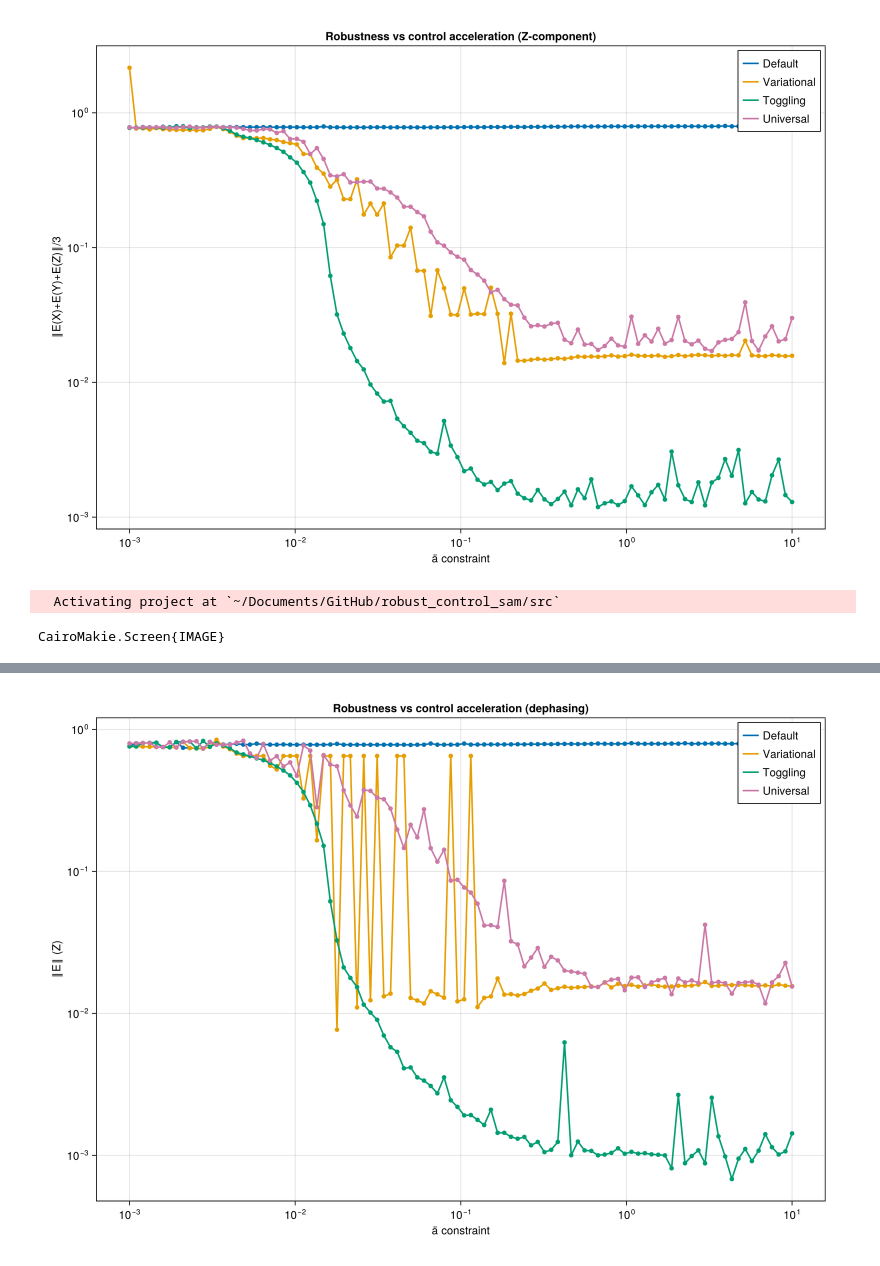
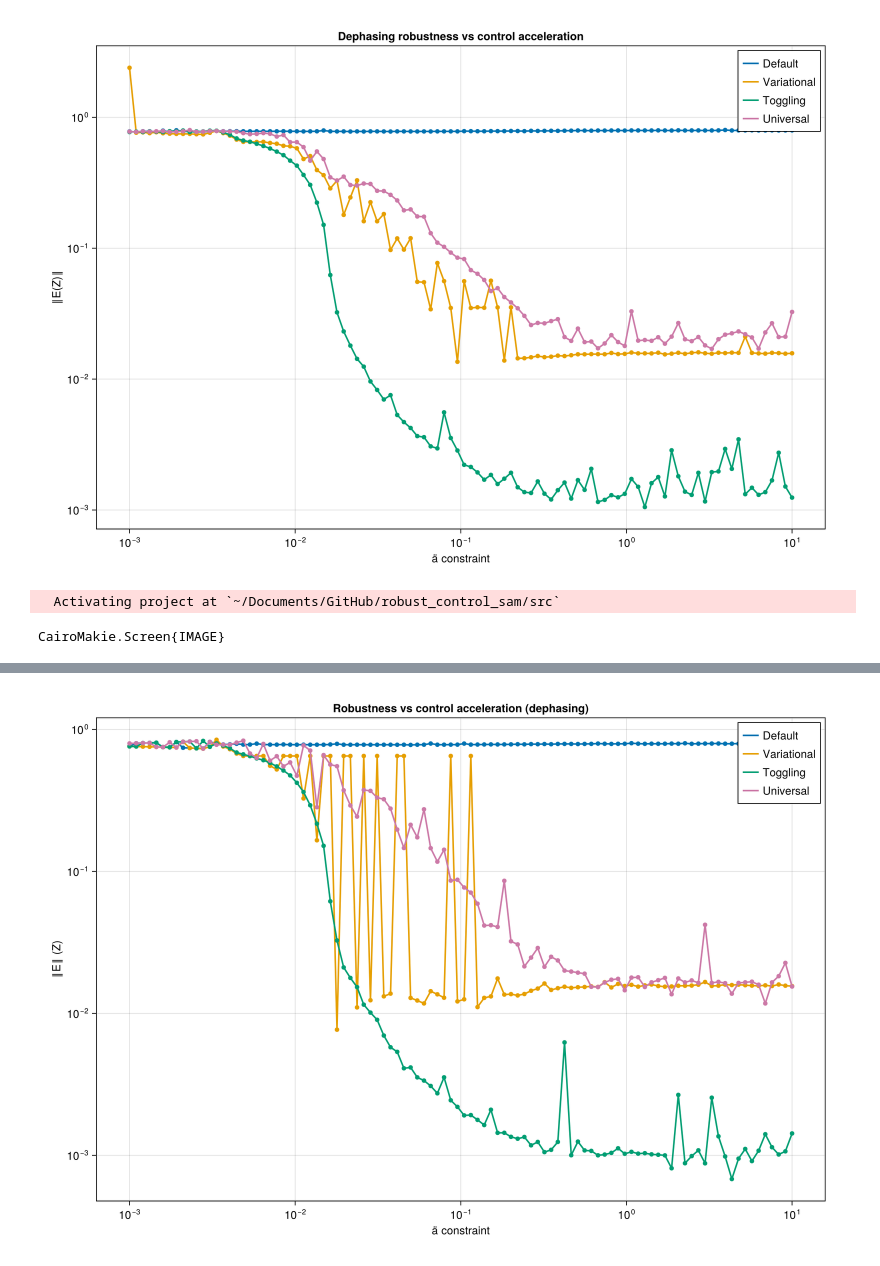
Before and after one commit to Andrew-Kamen/notebooks, a Jupyter notebook: src/plot_seed.ipynb, the cells around one changed output, grey strips where cells are left out. Saved outputs shown, nothing was run; the diff lists cells and outputs as text; code cells hidden in the pictures.

```diff
--- a/src/plot_seed.ipynb
+++ b/src/plot_seed.ipynb
@@ -7,7 +7,7 @@ using CairoMakie
 const CM = CairoMakie
 
 # ---------- Load data ----------
-seed_range = 1:35
+seed_range = 1:30
 dfs = DataFrame[]
 for i in seed_range
     fn = "dda_constraint_uni_data_dephasing_seed_$(i).csv"
@@ -32,36 +32,36 @@ Y_uni = stackcol(:norm_G_uni_z)
 mean_def = mean(Y_def; dims=2)[:]
 mean_var = mean(Y_var; dims=2)[:]
 mean_add = mean(Y_add; dims=2)[:]
 mean_uni = mean(Y_uni; dims=2)[:]
 
 # ---------- Plot ----------
 colors = Makie.wong_colors()
 labels = ["Default", "Variational", "Toggling", "Universal"]
 
 fig = CM.Figure(size = (1000, 700))
 ax  = CM.Axis(fig[1, 1];
     xlabel = "ä constraint",
-    ylabel = "‖E(X)+E(Y)+E(Z)‖/3",
+    ylabel = "‖E(Z)‖",
     xscale = log10,
     yscale = log10,
-    title  = "Robustness vs control acceleration (Z-component)",
+    title  = "Dephasing robustness vs control acceleration",
 )
 
 function draw!(y, color, label)
     CM.lines!(ax, x, y; color=color, linewidth=2, label=label)
     CM.scatter!(ax, x, y; color=color, marker=:circle, markersize=8)
 end
 
 draw!(mean_def, colors[1], labels[1])
 draw!(mean_var, colors[2], labels[2])
 draw!(mean_add, colors[3], labels[3])
 draw!(mean_uni, colors[4], labels[4])
 
 CM.axislegend(ax; position=:rt)
 display(fig)
 # save("dda_constraint_dephasing_z_means_linear.png", fig; px_per_unit=2)
 # %% [output]
-[figure, old version]
+[figure, new version]
   Activating project at `~/Documents/GitHub/robust_control_sam/src`
 CairoMakie.Screen{IMAGE}
 # %%
```
Also changed, not shown: parts of 6 cells of this notebook, 55 other files.
